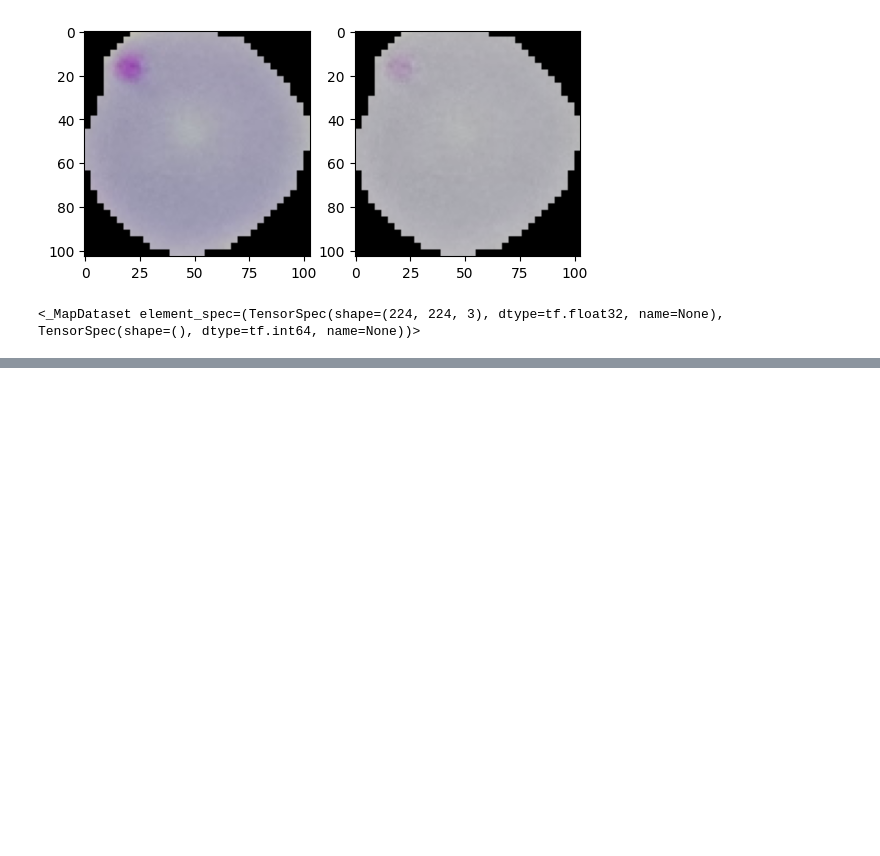
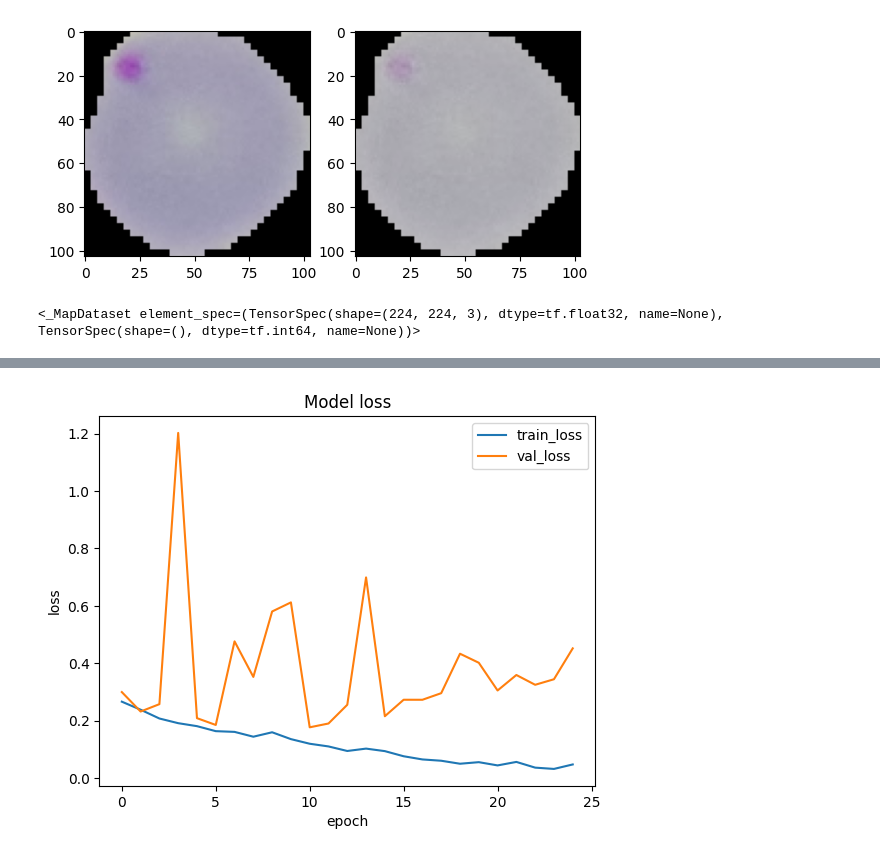
Before and after one commit to Adao007/malariadetection, a Jupyter notebook: MalariaDetection.ipynb, the cells around one changed output, grey strips where cells are left out. Cells and saved outputs as stored; diff of their text form; code cells hidden in the pictures; blank space fills up the shorter version.

Commit message:
Lenet model finished with visualization,model evaluation and testing next

```diff
--- a/MalariaDetection.ipynb
+++ b/MalariaDetection.ipynb
@@ -96,16 +96,20 @@ val_dataset = val_dataset.shuffle(buffer_size=8, reshuffle_each_iteration=True).
 lenet_model = tf.keras.Sequential([
                             InputLayer(input_shape = (IMAGE_SIZE, IMAGE_SIZE, 3)),
 
-                            Conv2D(filters=6, kernel_size=5, strides=1, padding='valid', activation='sigmoid'),
+                            Conv2D(filters=6, kernel_size=3, strides=1, padding='valid', activation='relu'),
+                            BatchNormalization(),
                             MaxPool2D(pool_size=2, strides=2),
 
-                            Conv2D(filters=16, kernel_size=5, strides=1, padding='valid', activation='sigmoid'),
+                            Conv2D(filters=16, kernel_size=3, strides=1, padding='valid', activation='relu'),
+                            BatchNormalization(),
                             MaxPool2D(pool_size=2, strides=2),
 
                             Flatten(),
 
-                            Dense(100, activation="sigmoid"),
-                            Dense(10, activation="sigmoid"),
+                            Dense(100, activation="relu"),
+                            BatchNormalization(),
+                            Dense(10, activation="relu"),
+                            BatchNormalization(),
                             Dense(1, activation="sigmoid"),
 
 ])
@@ -137,6 +139,7 @@ Model: "sequential"
 # %%
 lenet_model.compile(optimizer=Adam(learning_rate=0.1),
-            loss = BinaryCrossentropy(),)
+            loss = BinaryCrossentropy(),
+            metrics = ['accuracy'])
 # %%
-history = lenet_model.fit(train_dataset, validation_data=val_dataset, epochs=100, verbose=1)
+history = lenet_model.fit(train_dataset, validation_data=val_dataset, epochs=25, verbose=1)
 # %% [output]
@@ -155,0 +163,11 @@ KeyboardInterrupt:
+# %%
+# Visualization
+plt.plot(history.history['loss'])
+plt.plot(history.history['val_loss'])
+plt.title('Model loss')
+plt.ylabel('loss')
+plt.xlabel('epoch')
+plt.legend(['train_loss', 'val_loss'])
+plt.show()
+# %% [output]
+[figure, added]
```
Also changed, not shown: parts of 5 cells of this notebook.
